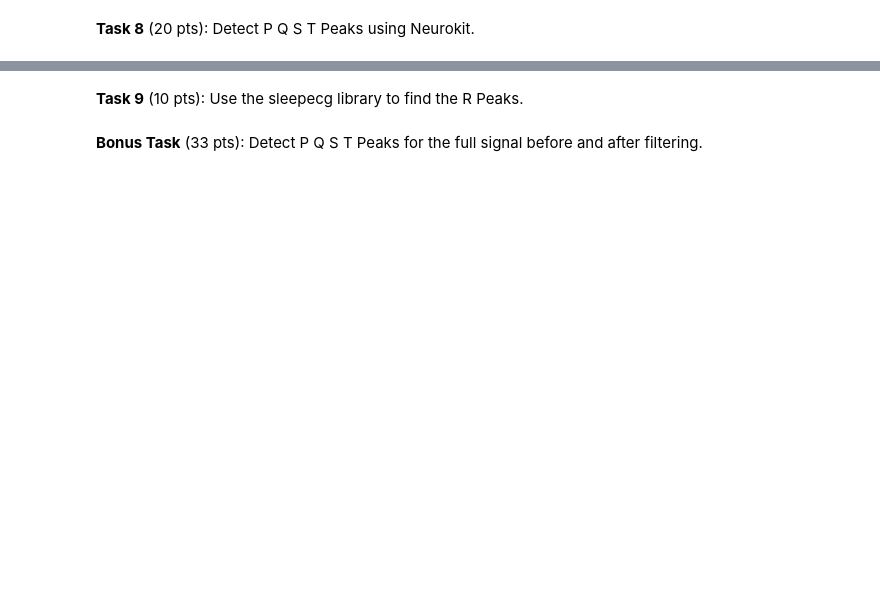
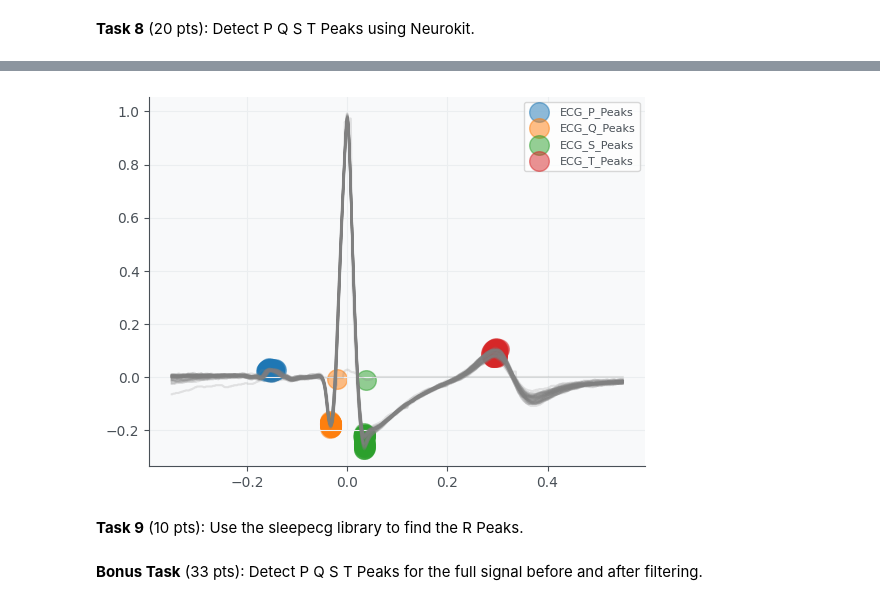
Before and after one commit to aidanrem/cs666student, a Jupyter notebook: CS666_Assignment_1.ipynb, the cells around one changed output, grey strips where cells are left out. Saved outputs shown, nothing was run; the diff lists cells and outputs as text; code cells hidden in the pictures; blank space fills up the shorter version.

```diff
--- a/CS666_Assignment_1.ipynb
+++ b/CS666_Assignment_1.ipynb
@@ -131,3 +130,22 @@ import neurokit2 as nk
 # Hint: Look at the tutorial: https://neuropsychology.github.io/NeuroKit/examples/ecg_delineate/ecg_delineate.html
 # Hint 2: The plot will have blue, orange, green, and red circles :)
 # Hint 3: rpeaks were detected above from biosppy's ecg.ecg method
+
+!pip install pandas
+import pandas as pd
+
+# Retrieve ECG data from data folder
+ecg_signal = nk.data(dataset='ecg')
+# Extract R-peaks locations
+_, rpeaks = nk.ecg_peaks(ecg_signal, sampling_rate=SAMPLING_RATE)
+
+_, waves_peak = nk.ecg_delineate(ecg_signal, rpeaks, sampling_rate=SAMPLING_RATE, method="peak")
+
+# Visualize P-peaks and T-peaks
+signal_cwt, waves_cwt = nk.ecg_delineate(ecg_signal,
+                                         rpeaks,
+                                         sampling_rate=SAMPLING_RATE,
+                                         method="cwt",
+                                         show=True,
+                                         show_type='peaks')
+# %% [output]
@@ -134,3 +158,4 @@ import neurokit2 as nk
+[figure, added]
 # %%
 # TODO Does the detection work well?
 # %% [markdown]
```
Also changed, not shown: parts of 8 cells of this notebook.
